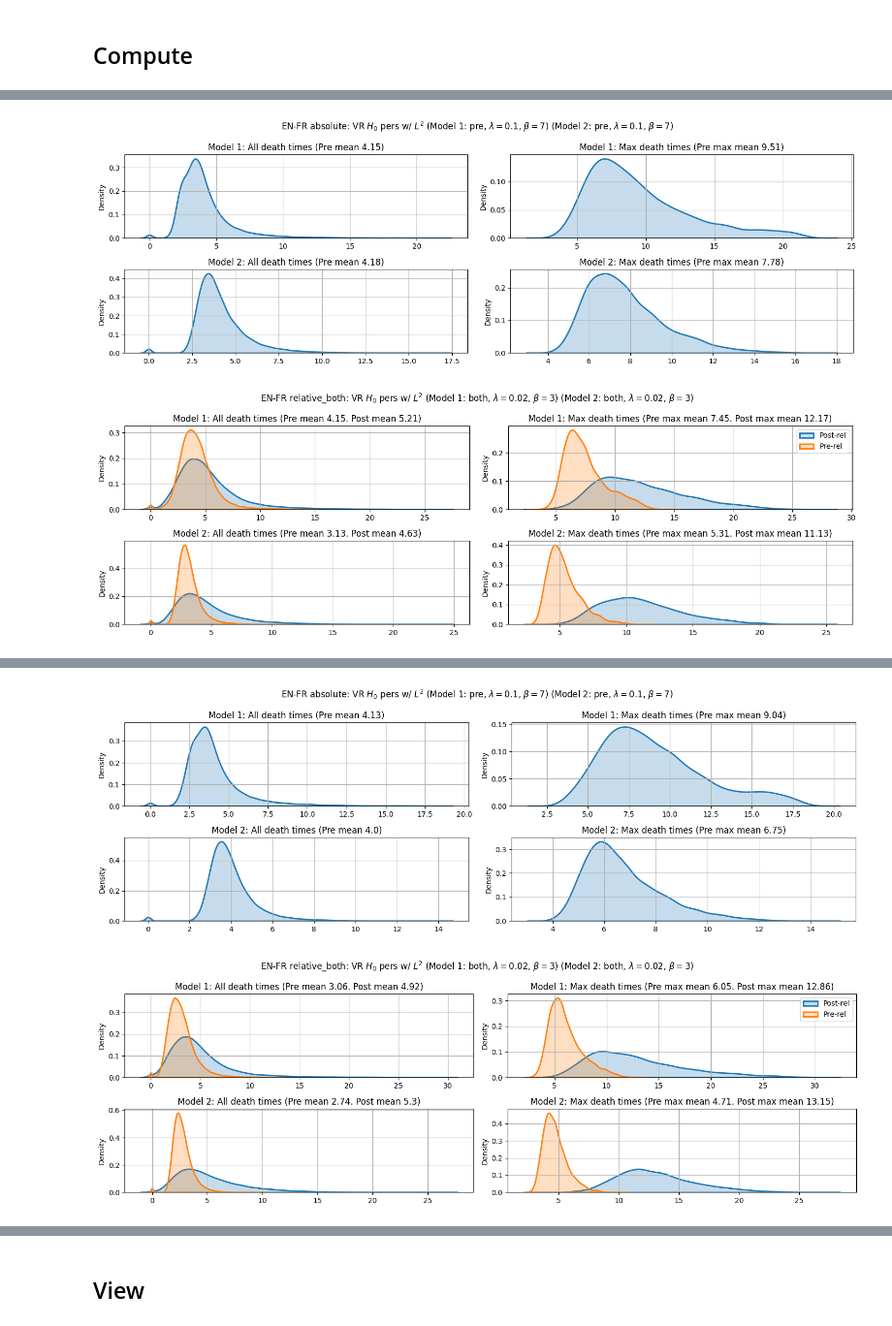
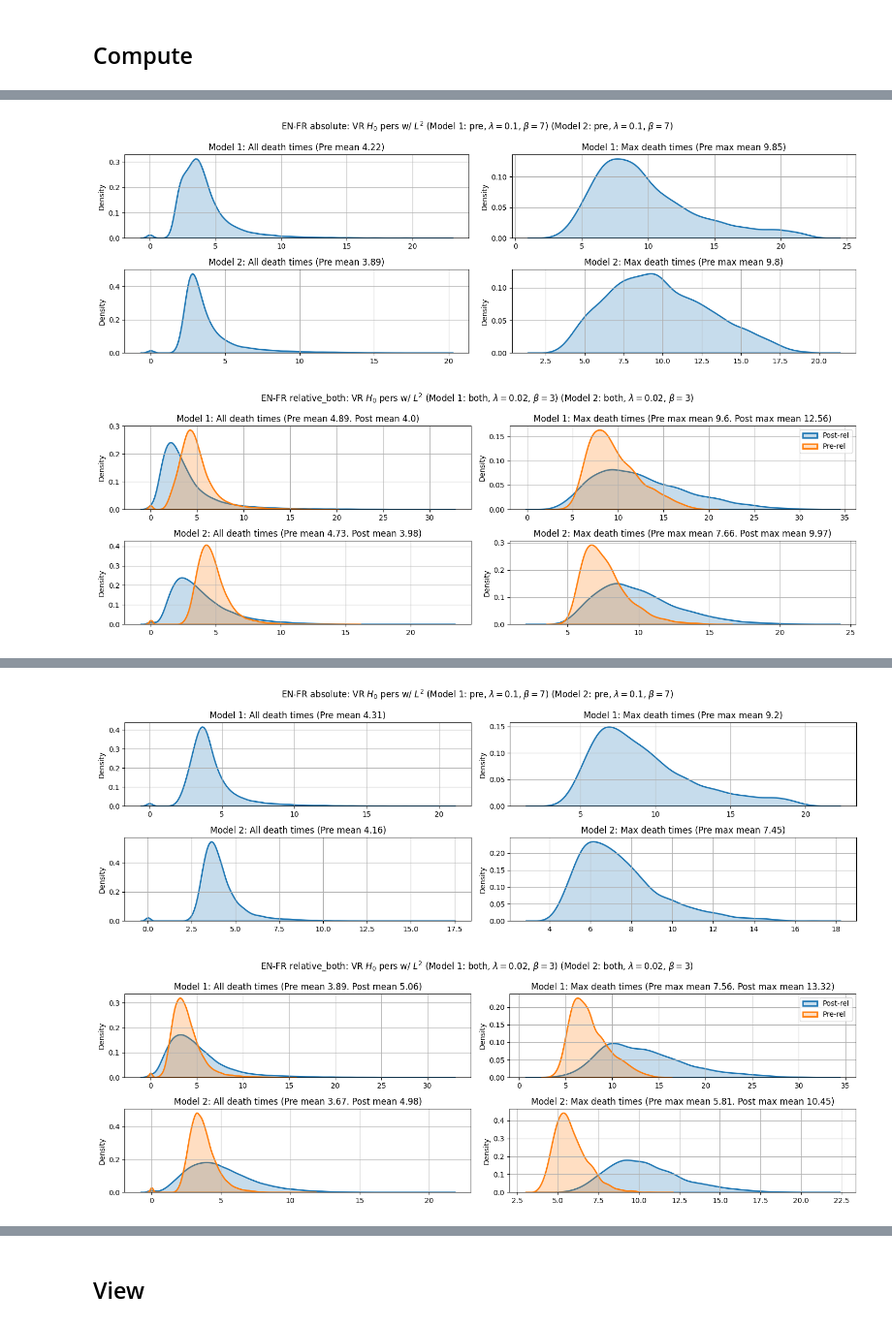
Before and after one commit to AGarciaCast/Topo_Reg_Relative_Rep, a Jupyter notebook: topo_multilingual_stitching.ipynb, the cells around one changed output, grey strips where cells are left out. Shown: that part at 97% size. Saved outputs shown, nothing was run; the diff lists cells and outputs as text; code cells hidden in the pictures.

Commit message:
done topo l2

```diff
--- a/topo_multilingual_stitching.ipynb
+++ b/topo_multilingual_stitching.ipynb
@@ -493,16 +493,18 @@ def train_network(lang, mode="relative", seed=24, test=False, topo=("pre", "L_2"
 # %%
 SEEDS = [0, 1]
 run = False
-vrs = 0
+vrs = 1
+best= False
+
 if run:
     for seed in tqdm(SEEDS, leave=False, desc="seed"):
-        for embedding_type in tqdm(["absolute"], leave=False, desc="embedding_type"):
+        for embedding_type in tqdm(["relative_both"], leave=False, desc="embedding_type"):
             for mode in ["topo"]:
                 for train_lang in tqdm(["fr"], leave=False, desc="lang"):
                     model = LitTopoRelRoberta.load_from_checkpoint(
                                   CHECKPOINT_PATH /
                                   f"{'fine_grained' if fine_grained else 'coarse_grained'}/{mode}_linear_{train_lang}_{embedding_type}_seed{seed}" /
-                                  f"lightning_logs/version_{vrs}/checkpoints/best.ckpt",
+                                  f"lightning_logs/version_{vrs}/checkpoints/{'best' if best else 'full-v1'}.ckpt",
                                    linear=True)
 
                     with open(CHECKPOINT_PATH /
@@ -514,7 +516,7 @@ if run:
                     is_rel = "relative" in embedding_type
                     if is_rel:
                         model.anchor_dataloader = anchors_lang2dataloader[train_lang]
-
+                    """
                     res = test_model(model, test_lang2dataloader[train_lang][0])
                     with open("res.txt", "a") as f:
                         f.write(f"-------------###-------------\n")
@@ -531,24 +533,22 @@ if run:
                     print("acc", res[2])
                     print("fscore", res[3])
                     print("mae", res[4])
-
-                    """title = f"{train_lang.upper()} {embedding_type}: VR " + r"$H_0$" + " pers w/ " + r"$L^2$"
+                    """
+                    title = f"{train_lang.upper()} {embedding_type}: VR " + r"$H_0$" + " pers w/ " + r"$L^2$"
                     if mode == "topo":
                         title+= f" ({topo[0]}, "+ r"$\lambda={}$, ".format(topo[3]) + r"$\beta={}$)".format(topo[2])
 
                     if mode == "topo":
-                        path =  f"{'fine_grained' if fine_grained else 'coarse_grained'}/best_full_topo_dist_linear/{train_lang}_{embedding_type}"
-                        if is_rel:
-                            path += f"_{topo[0]}"
+                        path =  f"{'fine_grained' if fine_grained else 'coarse_grained'}/{'best_' if best else ''}full_topo_dist_linear/{train_lang}_{embedding_type}"
                         path += f"_{topo[2]}_seed{seed}.png"
                     else:
-                        path =  f"{'fine_grained' if fine_grained else 'coarse_grained'}/best_full_topo_dist_linear/{train_lang}_{embedding_type}_seed{seed}.png"
+                        path =  f"{'fine_grained' if fine_grained else 'coarse_grained'}/{'best_' if best else ''}full_topo_dist_linear/{train_lang}_{embedding_type}_seed{seed}.png"
 
 
                     topo_model(model, device, test_lang2dataloader[train_lang][1],
                      FIG_PATH / f"rel_{mode}"/path,
                      title=title,
-                     pers="L_2", plot_topo=True, relative=is_rel);"""
+                     pers="L_2", plot_topo=True, relative=is_rel);
 # %% [markdown]
 # Results
 # %% [markdown]
@@ -589,7 +589,7 @@ pers = "L_2"
 langs= ["en", "fr"]
 modes = ["topo"]
 embeddings = ["absolute", "relative_both"]
-check_best = False
+check_best = True
 vrs = 1
 for seed in [0, 1]:
     models = {
@@ -735,4 +735,4 @@ Some weights of the model checkpoint at ClassCat/roberta-base-french were not us
 - This IS expected if you are initializing RobertaModel from the checkpoint of a model trained on another task or with another architecture (e.g. initializing a BertForSequenceClassification model fro ...
 - This IS NOT expected if you are initializing RobertaModel from the checkpoint of a model that you expect to be exactly identical (initializing a BertForSequenceClassification model from a BertForSeq ...
-[figure, old version]
+[figure, new version]
-[figure, old version]
+[figure, new version]
@@ -752,7 +752,7 @@ Some weights of the model checkpoint at ClassCat/roberta-base-french were not us
 - This IS expected if you are initializing RobertaModel from the checkpoint of a model trained on another task or with another architecture (e.g. initializing a BertForSequenceClassification model fro ...
 - This IS NOT expected if you are initializing RobertaModel from the checkpoint of a model that you expect to be exactly identical (initializing a BertForSequenceClassification model from a BertForSeq ...
-[figure, old version]
+[figure, new version]
-[figure, old version]
+[figure, new version]
 # %%
 df = pd.DataFrame(numeric_results["topo"])
 df
```
Also changed, not shown: parts of 4 cells of this notebook, 23 other files.
